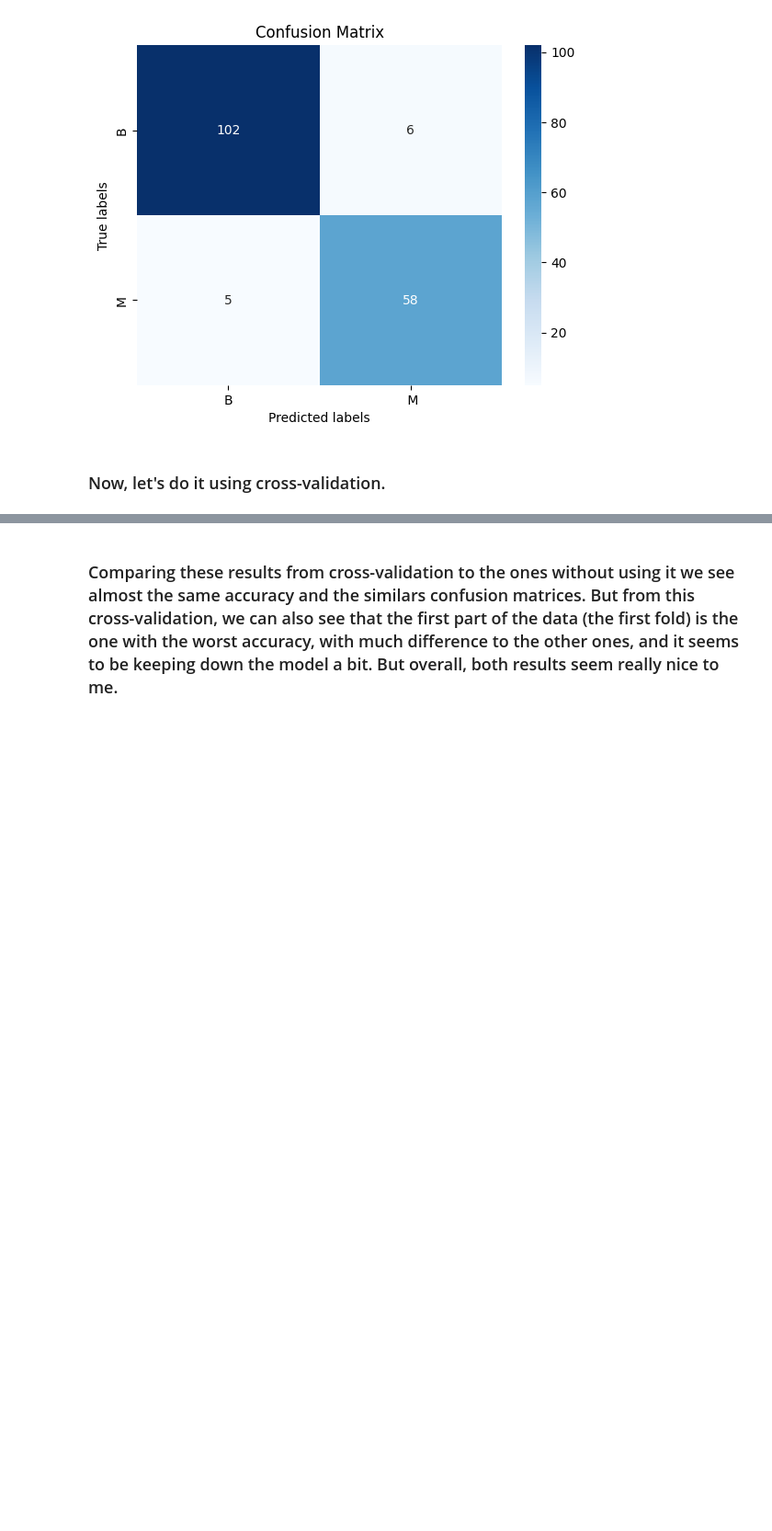
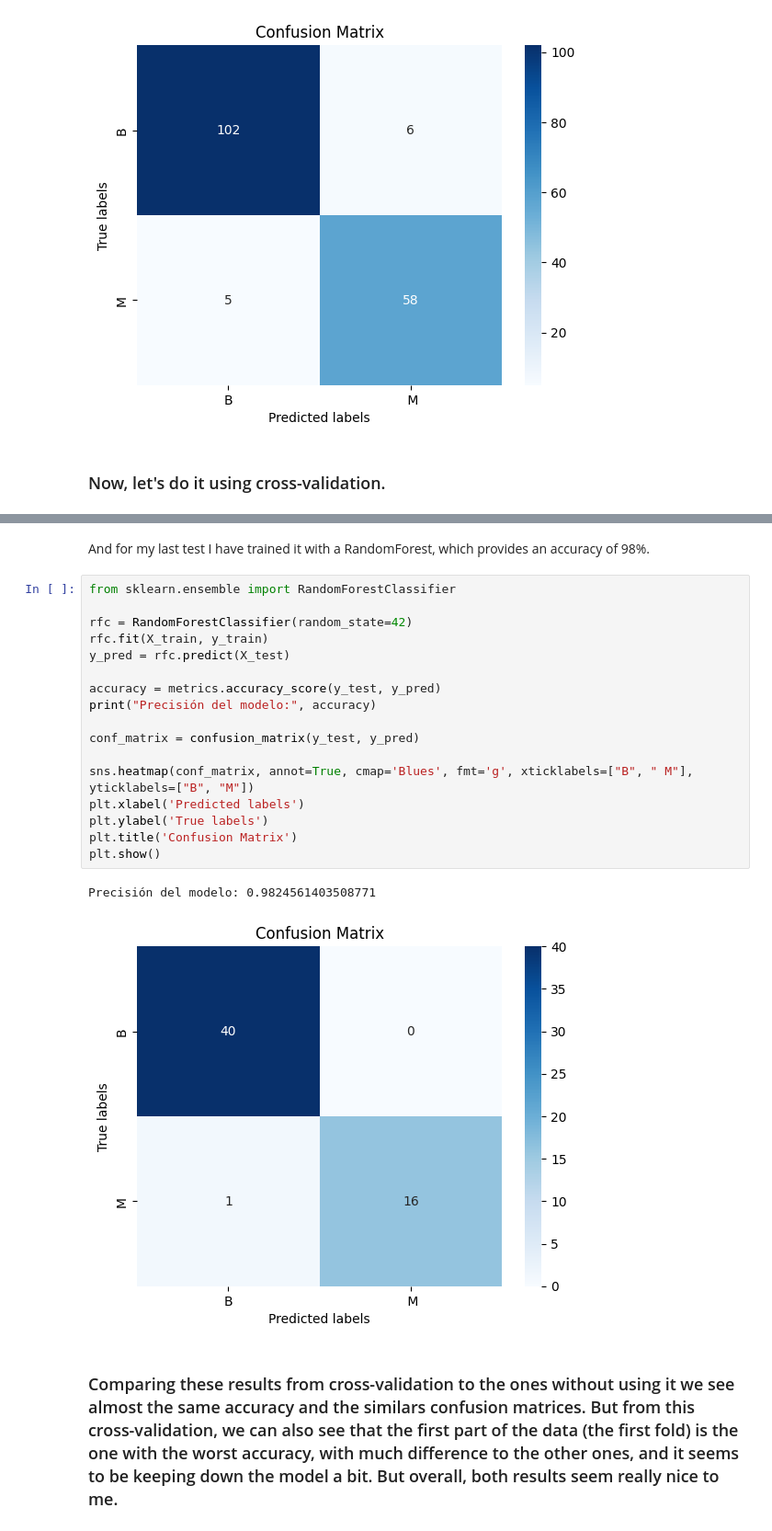
Before and after one commit to SergioManuelJob/BreastCancer-NaiveBayes, a Jupyter notebook: Breast_Cancer_NaiveBayes.ipynb, the cells around one changed output, grey strips where cells are left out. Shown at 92% size. Saved outputs shown, nothing was run; the diff lists cells and outputs as text; blank space fills up the shorter version.

```diff
--- a/Breast_Cancer_NaiveBayes.ipynb
+++ b/Breast_Cancer_NaiveBayes.ipynb
@@ -437,2 +453,24 @@ Precisión media de validación cruzada: 0.9571135430916553
+# %% [markdown]
+And for my last test I have trained it with a RandomForest, which provides an accuracy of 98%.
+# %%
+from sklearn.ensemble import RandomForestClassifier
+
+rfc = RandomForestClassifier(random_state=42)
+rfc.fit(X_train, y_train)
+y_pred = rfc.predict(X_test)
+
+accuracy = metrics.accuracy_score(y_test, y_pred)
+print("Precisión del modelo:", accuracy)
+
+conf_matrix = confusion_matrix(y_test, y_pred)
+
+sns.heatmap(conf_matrix, annot=True, cmap='Blues', fmt='g', xticklabels=["B", " M"], yticklabels=["B", "M"])
+plt.xlabel('Predicted labels')
+plt.ylabel('True labels')
+plt.title('Confusion Matrix')
+plt.show()
+# %% [output]
+Precisión del modelo: 0.9824561403508771
+[figure, added]
 # %% [markdown]
 ### Comparing these results from cross-validation to the ones without using it we see almost the same accuracy and the similars confusion matrices. But from this cross-validation, we can also see that the first part of the data (the first fold) is the one with the worst accuracy, with much difference to the other ones, and it seems to be keeping down the model a bit. But overall, both results seem really nice to me.
```
Also changed, not shown: parts of 3 cells of this notebook.
